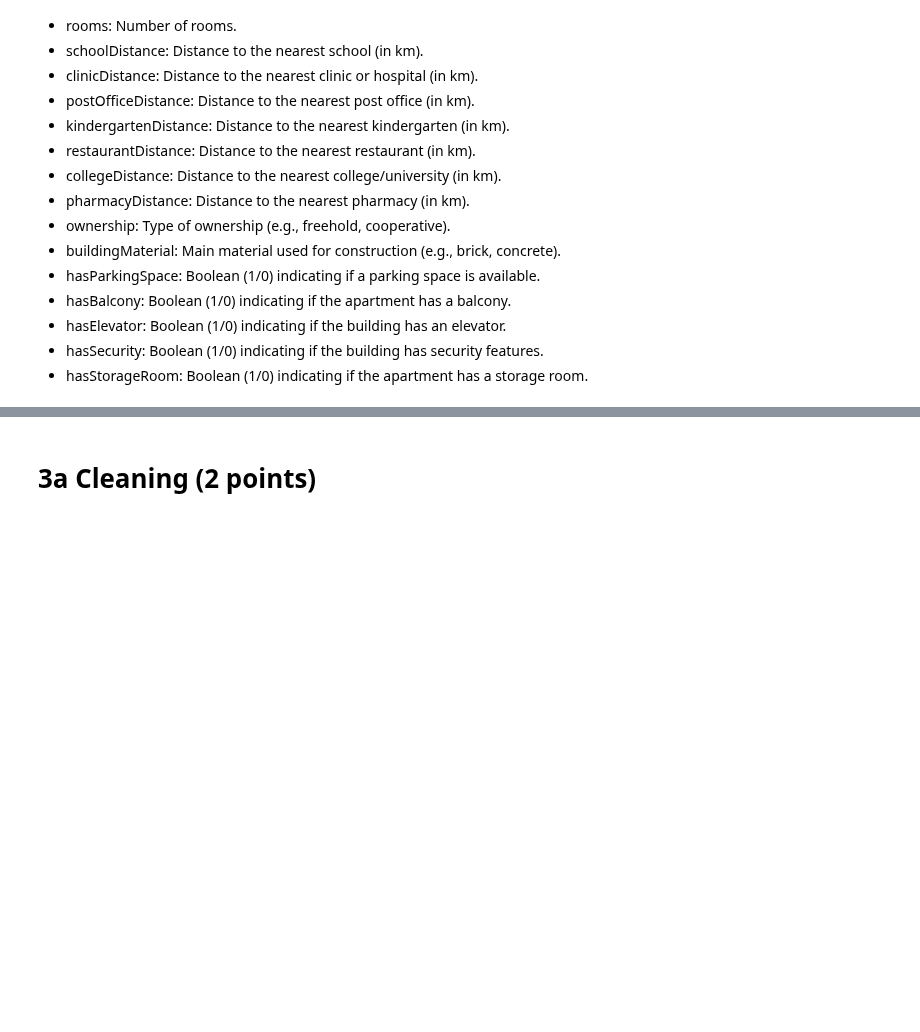
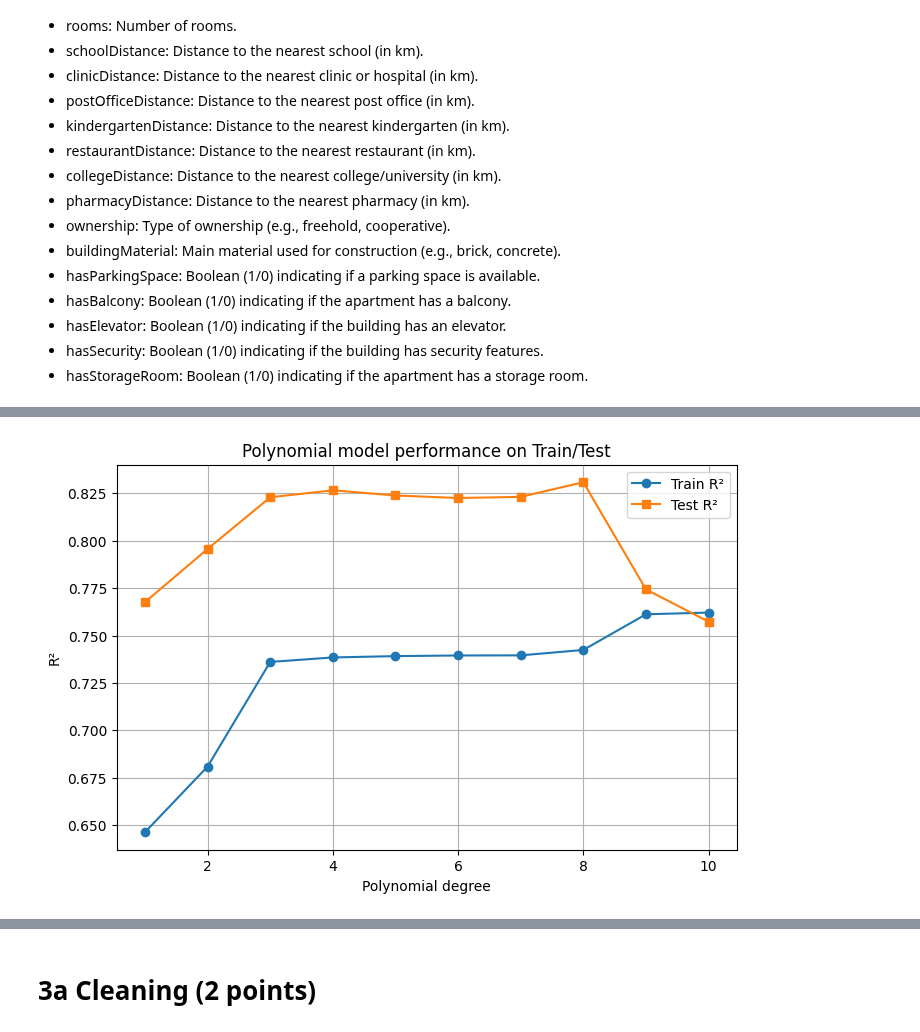
Before and after one commit to Daf1807/High_Dimensional_Linear_Models, a Jupyter notebook: Python/scripts/scripts.ipynb, the cells around one changed output, grey strips where cells are left out. Drawn from its saved outputs; the diff is of its cells as text; code cells hidden in the pictures; blank space fills up the shorter version.

```diff
--- a/Python/scripts/scripts.ipynb
+++ b/Python/scripts/scripts.ipynb
@@ -29,0 +83,32 @@ Data is available at CausalAI-Course/Data/apartments.csv. Below, you will find a
+# %%
+# ------------------------------------------------------------
+# 3. Polynomial model evaluation with loop
+# ------------------------------------------------------------
+results = []
+
+# Test polynomials from degree 1 to 10
+for degree in range(1, 11):
+    # Create polynomial transformer
+    poly = PolynomialFeatures(degree=degree, include_bias=False)
+
+    # Transform predictor variables
+    X_train_poly = poly.fit_transform(X_train)
+    X_test_poly = poly.transform(X_test)
+
+    # Fit linear regression model
+    model = LinearRegression()
+    model.fit(X_train_poly, y_train)
+
+    # Predictions
+    y_train_pred = model.predict(X_train_poly)
+    y_test_pred = model.predict(X_test_poly)
+
+    # Calculate R² in train and test
+    r2_train = r2_score(y_train, y_train_pred)
+    r2_test = r2_score(y_test, y_test_pred)
+
+    # Save results
+    results.append({"Degree": degree, "R2_train": r2_train, "R2_test": r2_test})
+
+# Convert results to DataFrame
+df_results = pd.DataFrame(results)
@@ -29,0 +135,15 @@ Data is available at CausalAI-Course/Data/apartments.csv. Below, you will find a
+# %%
+# ------------------------------------------------------------
+# 5. Plot performance
+# ------------------------------------------------------------
+plt.figure(figsize=(8,5))
+plt.plot(df_results["Degree"], df_results["R2_train"], marker="o", label="Train R²")
+plt.plot(df_results["Degree"], df_results["R2_test"], marker="s", label="Test R²")
+plt.xlabel("Polynomial degree")
+plt.ylabel("R²")
+plt.title("Polynomial model performance on Train/Test")
+plt.legend()
+plt.grid(True)
+plt.show()
+# %% [output]
+[figure, added]
```
Also changed, not shown: parts of 10 cells of this notebook, 13 other files.
